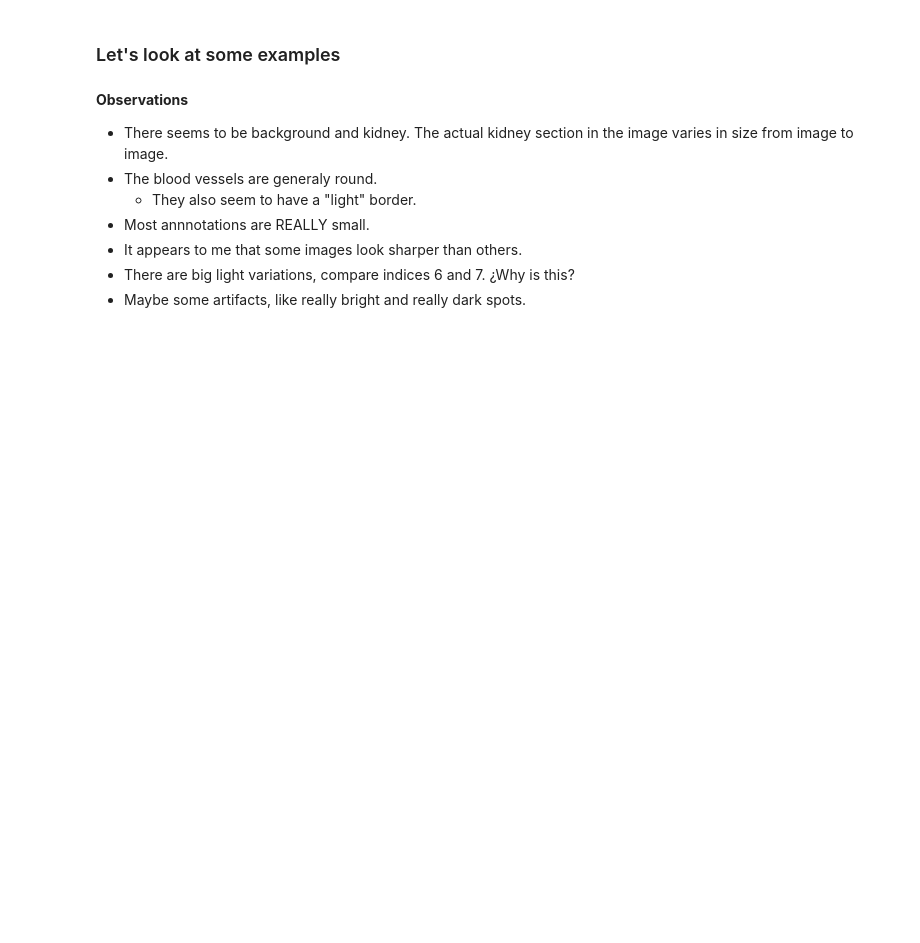
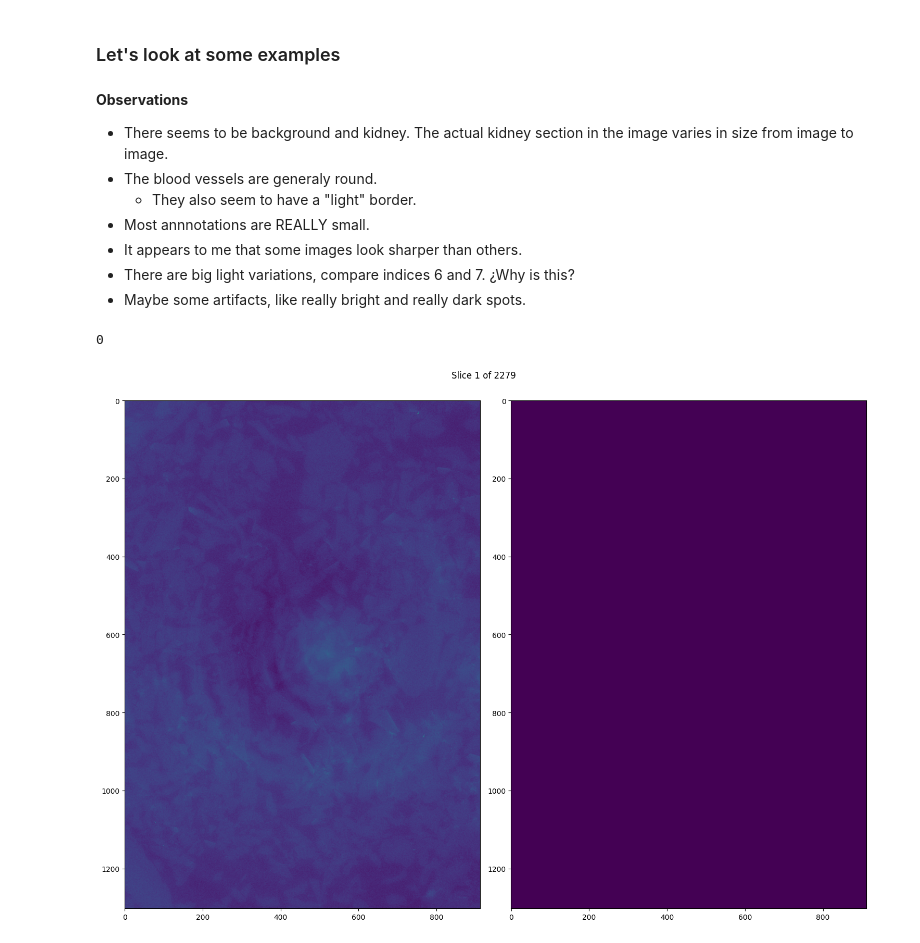
Before and after one commit to DavidFM43/blood-vessel-segmentation, a Jupyter notebook: edas/kidney_1_dense.ipynb, the cells around one changed output. Cells and saved outputs as stored; diff of their text form; code cells hidden in the pictures; blank space fills up the shorter version.

Commit message:
Animation of the slices in kidney_1_dense

```diff
--- a/edas/kidney_1_dense.ipynb
+++ b/edas/kidney_1_dense.ipynb
@@ -104,3 +128,35 @@ plt.show()
 - It appears to me that some images look sharper than others.
 - There are big light variations, compare indices 6 and 7. ¿Why is this?
 - Maybe some artifacts, like really bright and really dark spots.
+# %%
+import matplotlib.pyplot as plt
+from matplotlib import animation
+import imageio
+import os
+
+# Define the function to update the plot
+def update_plot(idx):
+    if idx % 100 == 0: print(idx)
+    # Clear the current plot
+    ax[0].clear()
+    ax[1].clear()
+
+    # Load the image and label
+    image = Image.open(k1_dense_path + "images/" + k1_dense_imgs[idx])
+    label = Image.open(k1_dense_path + "labels/" + k1_dense_labels[idx])
+
+    # Display the image and label
+    ax[0].imshow(image)
+    ax[1].imshow(label)
+    fig.suptitle(f"Slice {idx + 1} of {len(k1_dense_imgs)}")
+    plt.tight_layout()
+
+# Create the figure and axes
+fig, ax = plt.subplots(1, 2, figsize=(15, 11))
+
+# Create the animation
+anim = animation.FuncAnimation(fig, update_plot, frames=len(k1_dense_imgs), interval=100)
+anim.save('animation.mp4', writer='ffmpeg')
+# %% [output]
+0
+[figure, added]
```
Also changed, not shown: parts of 2 cells of this notebook.
